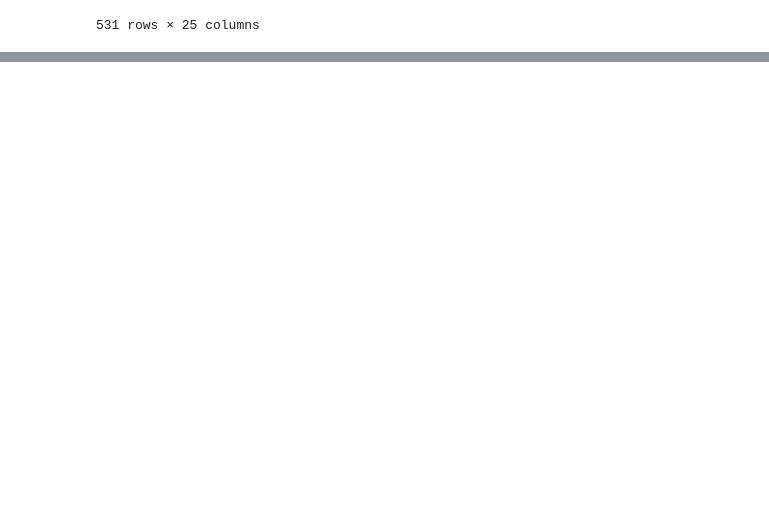
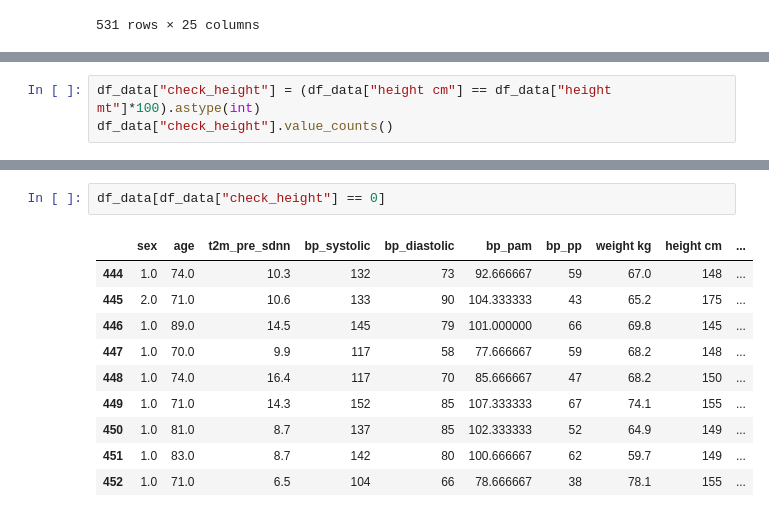
Before and after one commit to ProteinEngineering-PESB2/mat_ciencias_2024, a Jupyter notebook: src/1_check_raw_data.ipynb, the cells around one changed output, grey strips where cells are left out. Cells and saved outputs as stored; diff of their text form; blank space fills up the shorter version.

```diff
--- a/src/1_check_raw_data.ipynb
+++ b/src/1_check_raw_data.ipynb
@@ -27,0 +104,3 @@ df_data
+# %%
+df_data["check_height"] = (df_data["height cm"] == df_data["height mt"]*100).astype(int)
+df_data["check_height"].value_counts()
@@ -27,0 +117,13 @@ df_data
+# %%
+df_data[df_data["check_height"] == 0]
+# %% [output]
+|  | sex | age | t2m_pre_sdnn | bp_systolic | bp_diastolic | bp_pam | bp_pp | weight kg | height cm | ... |
+| 444 | 1.0 | 74.0 | 10.3 | 132 | 73 | 92.666667 | 59 | 67.0 | 148 | ... |
+| 445 | 2.0 | 71.0 | 10.6 | 133 | 90 | 104.333333 | 43 | 65.2 | 175 | ... |
+| 446 | 1.0 | 89.0 | 14.5 | 145 | 79 | 101.000000 | 66 | 69.8 | 145 | ... |
+| 447 | 1.0 | 70.0 | 9.9 | 117 | 58 | 77.666667 | 59 | 68.2 | 148 | ... |
+| 448 | 1.0 | 74.0 | 16.4 | 117 | 70 | 85.666667 | 47 | 68.2 | 150 | ... |
+| 449 | 1.0 | 71.0 | 14.3 | 152 | 85 | 107.333333 | 67 | 74.1 | 155 | ... |
+| 450 | 1.0 | 81.0 | 8.7 | 137 | 85 | 102.333333 | 52 | 64.9 | 149 | ... |
+| 451 | 1.0 | 83.0 | 8.7 | 142 | 80 | 100.666667 | 62 | 59.7 | 149 | ... |
+| 452 | 1.0 | 71.0 | 6.5 | 104 | 66 | 78.666667 | 38 | 78.1 | 155 | ... |
```
Also changed, not shown: parts of 13 cells of this notebook, 1 other file.
